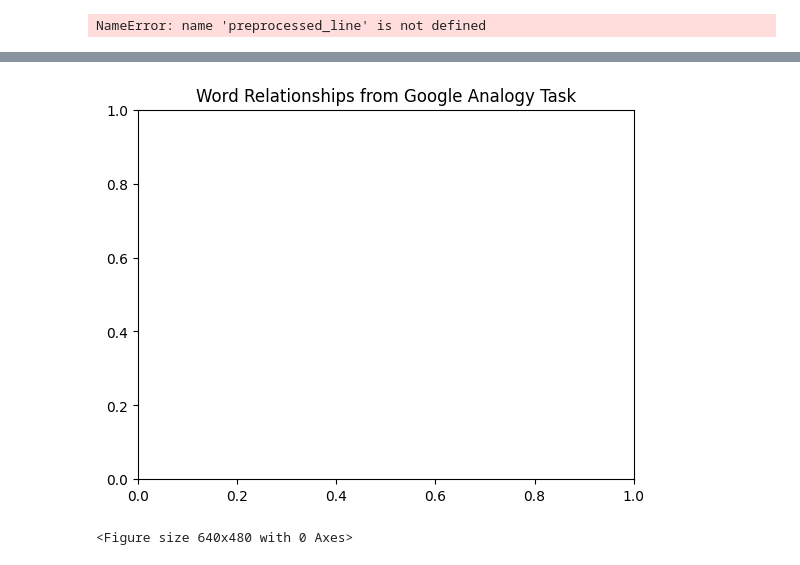
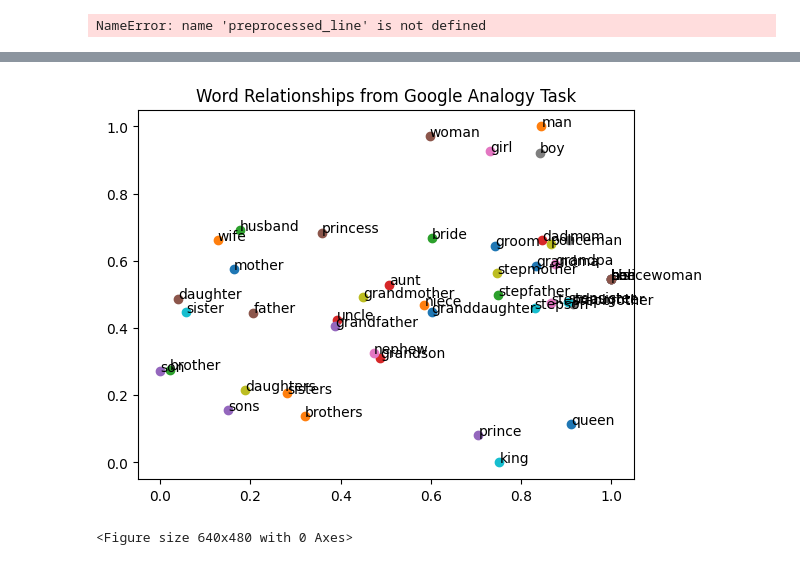
Before and after one commit to VictorSwankyTiger/DM2024-Lab1-Homework, a Jupyter notebook: main.ipynb, the cells around one changed output, grey strips where cells are left out. Drawn from its saved outputs; the diff is of its cells as text; code cells hidden in the pictures.

```diff
--- a/main.ipynb
+++ b/main.ipynb
@@ -479,23 +479,39 @@ Sub-Category: gram9-plural-verbs, Accuracy: 5.402298850574713%
 # %%
 # Collect words from Google Analogy dataset
 SUB_CATEGORY = ": family"
 import seaborn as sns
 # TODO7: Plot t-SNE for the words in the SUB_CATEGORY `: family`
 
 
 family_df = data[data["SubCategory"] == SUB_CATEGORY]
 family_questions = family_df["Question"].tolist()
 
 #select unique words
 family_words = set()
+word_vectors = []
 for analogy in family_questions:
     word_a, word_b, word_c,word_d = analogy.lower().split()[:4]  #分割4個字
     family_words.update([word_a, word_b, word_c, word_d])
+family_words_list = list(family_words)
 
+for word in family_words:
+  if model.wv.has_index_for(word):
+    word_vectors.append(model.wv[word])
+  else:
+    word_vectors.append(np.zeros(100))
+word_vectors = np.array(word_vectors)
+vec_tsne = TSNE().fit_transform(word_vectors)
+tsne_min = vec_tsne.min(0)
+tsne_max = vec_tsne.max(0)
+normalize = (vec_tsne- tsne_min)/(tsne_max-tsne_min)
+
+for i in range(len(vec_tsne)):
+  plt.scatter(normalize[i,0],normalize[i,1])
+  plt.text(normalize[i,0],normalize[i,1],family_words_list[i])
 
 plt.title("Word Relationships from Google Analogy Task")
 plt.show()
 plt.savefig("word_relationships.png", bbox_inches="tight")
 # %% [output]
-[figure, old version]
+[figure, new version]
 <Figure size 640x480 with 0 Axes>
```
